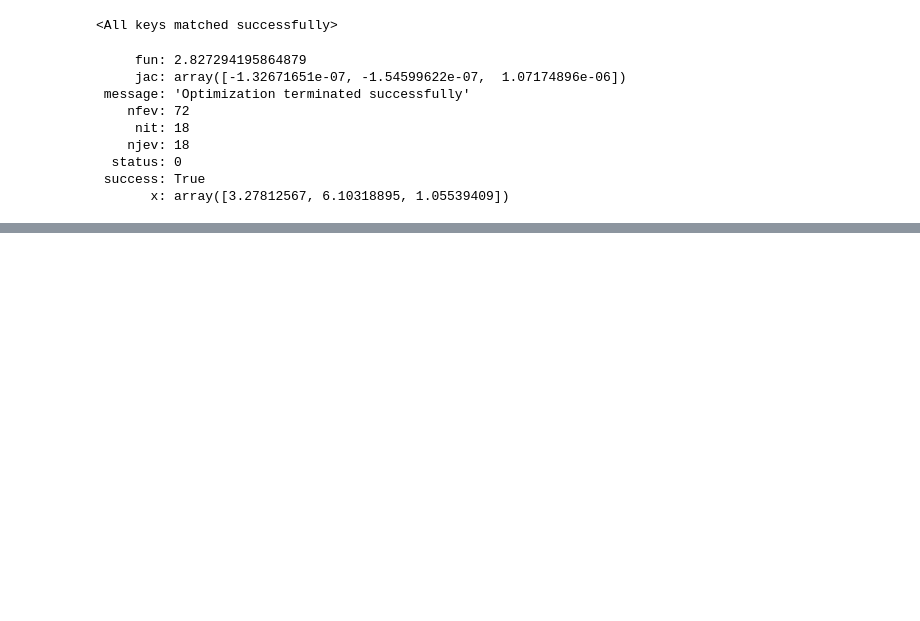
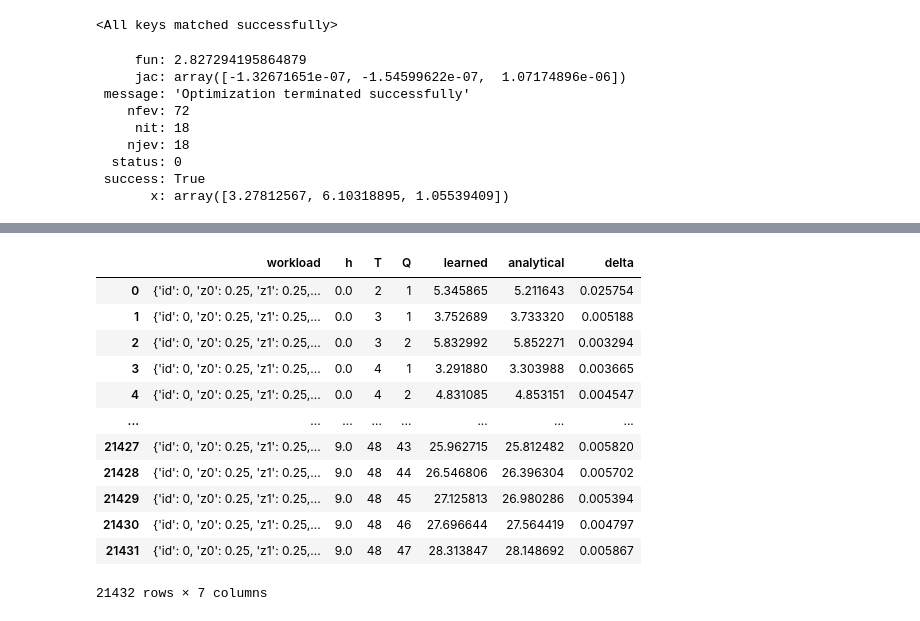
Before and after one commit to ephoris/endure-jupyter, a Jupyter notebook: model-notebooks/model-opt.ipynb, the cells around one changed output, grey strips where cells are left out. Cells and saved outputs as stored; diff of their text form; code cells hidden in the pictures; blank space fills up the shorter version.

```diff
--- a/model-notebooks/model-opt.ipynb
+++ b/model-notebooks/model-opt.ipynb
@@ -218,3 +249,19 @@ config_model['workloads'][1]
+# %%
+df
+# %% [output]
+|  | workload | h | T | Q | learned | analytical | delta |
+| 0 | {'id': 0, 'z0': 0.25, 'z1': 0.25,... | 0.0 | 2 | 1 | 5.345865 | 5.211643 | 0.025754 |
+| 1 | {'id': 0, 'z0': 0.25, 'z1': 0.25,... | 0.0 | 3 | 1 | 3.752689 | 3.733320 | 0.005188 |
+| 2 | {'id': 0, 'z0': 0.25, 'z1': 0.25,... | 0.0 | 3 | 2 | 5.832992 | 5.852271 | 0.003294 |
+| 3 | {'id': 0, 'z0': 0.25, 'z1': 0.25,... | 0.0 | 4 | 1 | 3.291880 | 3.303988 | 0.003665 |
+| 4 | {'id': 0, 'z0': 0.25, 'z1': 0.25,... | 0.0 | 4 | 2 | 4.831085 | 4.853151 | 0.004547 |
+| ... | ... | ... | ... | ... | ... | ... | ... |
+| 21427 | {'id': 0, 'z0': 0.25, 'z1': 0.25,... | 9.0 | 48 | 43 | 25.962715 | 25.812482 | 0.005820 |
+| 21428 | {'id': 0, 'z0': 0.25, 'z1': 0.25,... | 9.0 | 48 | 44 | 26.546806 | 26.396304 | 0.005702 |
+| 21429 | {'id': 0, 'z0': 0.25, 'z1': 0.25,... | 9.0 | 48 | 45 | 27.125813 | 26.980286 | 0.005394 |
+| 21430 | {'id': 0, 'z0': 0.25, 'z1': 0.25,... | 9.0 | 48 | 46 | 27.696644 | 27.564419 | 0.004797 |
+| 21431 | {'id': 0, 'z0': 0.25, 'z1': 0.25,... | 9.0 | 48 | 47 | 28.313847 | 28.148692 | 0.005867 |
+21432 rows × 7 columns
 # %%
 dfs = []
 for wl in tqdm(config_model['workloads']):
```
Also changed, not shown: parts of 18 cells of this notebook.
